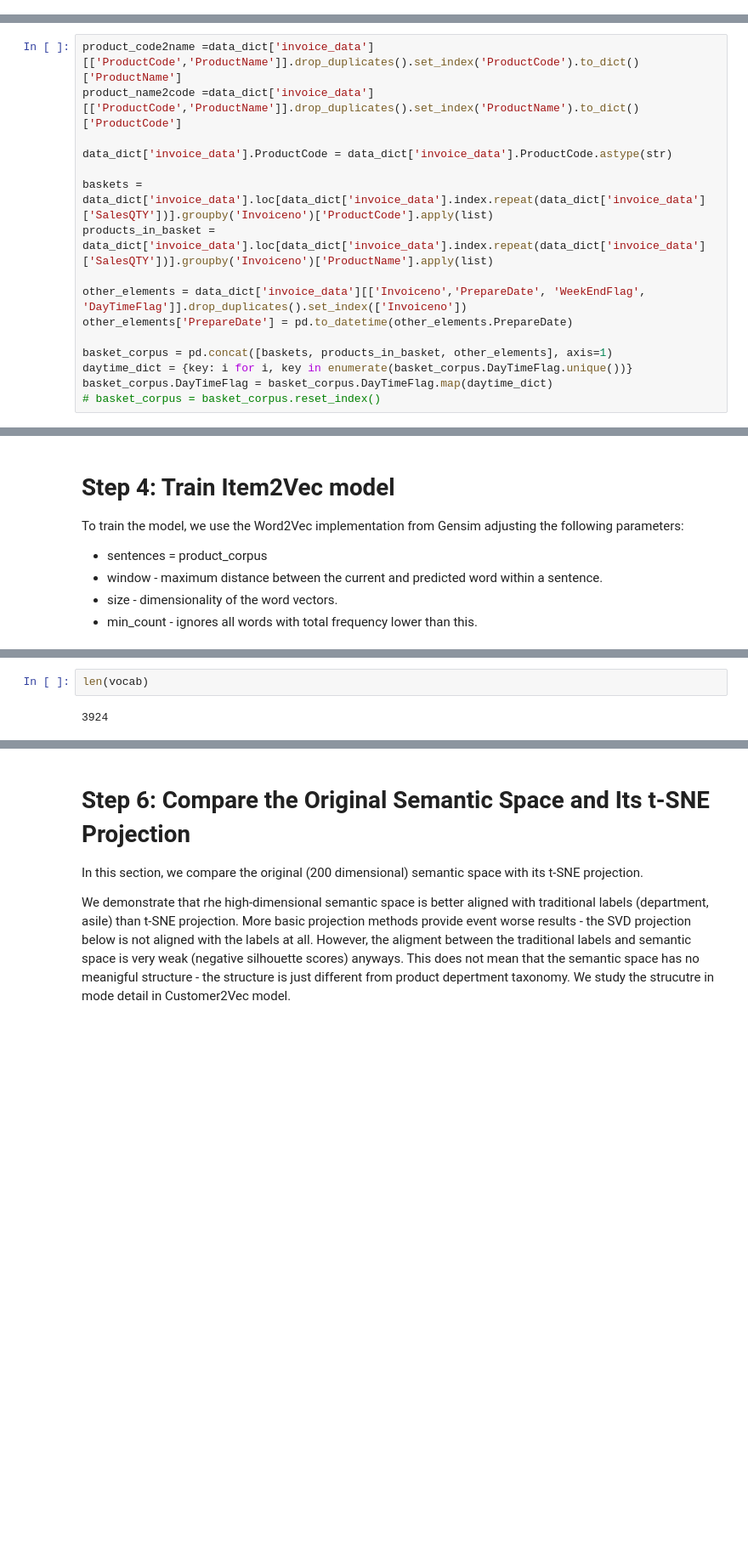
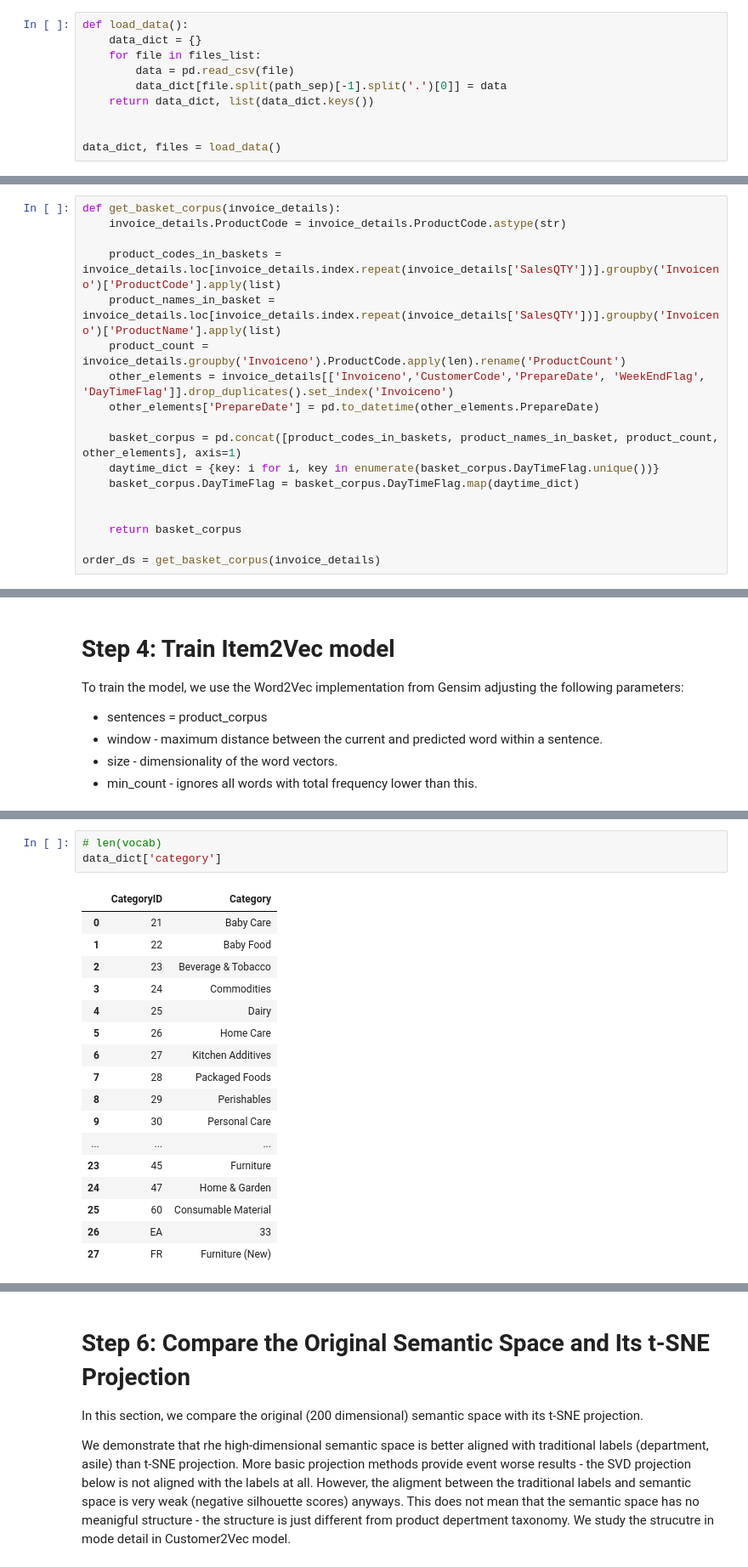
Before and after one commit to shadman-shahid/item-tokenization-model, a Jupyter notebook: item2vec_shwapno.ipynb, the cells around one changed output, grey strips where cells are left out. Shown at 85% size. Drawn from its saved outputs; the diff is of its cells as text; blank space fills up the shorter version.

```diff
--- a/item2vec_shwapno.ipynb
+++ b/item2vec_shwapno.ipynb
@@ -91,0 +148,10 @@ dict_keys(['invoice_data'])
+# %%
+def load_data():
+    data_dict = {}
+    for file in files_list:
+        data = pd.read_csv(file)
+        data_dict[file.split(path_sep)[-1].split('.')[0]] = data
+    return data_dict, list(data_dict.keys())
+
+
+data_dict, files = load_data()
@@ -94,16 +174,18 @@ dict_keys(['invoice_data'])
 # %%
-product_code2name =data_dict['invoice_data'][['ProductCode','ProductName']].drop_duplicates().set_index('ProductCode').to_dict()['ProductName']
-product_name2code =data_dict['invoice_data'][['ProductCode','ProductName']].drop_duplicates().set_index('ProductName').to_dict()['ProductCode']
+def get_basket_corpus(invoice_details):
+    invoice_details.ProductCode = invoice_details.ProductCode.astype(str)
 
-data_dict['invoice_data'].ProductCode = data_dict['invoice_data'].ProductCode.astype(str)
+    product_codes_in_baskets = invoice_details.loc[invoice_details.index.repeat(invoice_details['SalesQTY'])].groupby('Invoiceno')['ProductCode'].apply(list)
+    product_names_in_basket = invoice_details.loc[invoice_details.index.repeat(invoice_details['SalesQTY'])].groupby('Invoiceno')['ProductName'].apply(list)
+    product_count = invoice_details.groupby('Invoiceno').ProductCode.apply(len).rename('ProductCount')
+    other_elements = invoice_details[['Invoiceno','CustomerCode','PrepareDate', 'WeekEndFlag', 'DayTimeFlag']].drop_duplicates().set_index('Invoiceno')
+    other_elements['PrepareDate'] = pd.to_datetime(other_elements.PrepareDate)
 
-baskets = data_dict['invoice_data'].loc[data_dict['invoice_data'].index.repeat(data_dict['invoice_data']['SalesQTY'])].groupby('Invoiceno')['ProductCode'].apply(list)
-products_in_basket = data_dict['invoice_data'].loc[data_dict['invoice_data'].index.repeat(data_dict['invoice_data']['SalesQTY'])].groupby('Invoiceno')['ProductName'].apply(list)
+    basket_corpus = pd.concat([product_codes_in_baskets, product_names_in_basket, product_count, other_elements], axis=1)
+    daytime_dict = {key: i for i, key in enumerate(basket_corpus.DayTimeFlag.unique())}
+    basket_corpus.DayTimeFlag = basket_corpus.DayTimeFlag.map(daytime_dict)
 
-other_elements = data_dict['invoice_data'][['Invoiceno','PrepareDate', 'WeekEndFlag', 'DayTimeFlag']].drop_duplicates().set_index(['Invoiceno'])
-other_elements['PrepareDate'] = pd.to_datetime(other_elements.PrepareDate)
 
-basket_corpus = pd.concat([baskets, products_in_basket, other_elements], axis=1)
-daytime_dict = {key: i for i, key in enumerate(basket_corpus.DayTimeFlag.unique())}
-basket_corpus.DayTimeFlag = basket_corpus.DayTimeFlag.map(daytime_dict)
-# basket_corpus = basket_corpus.reset_index()
+    return basket_corpus
+
+order_ds = get_basket_corpus(invoice_details)
@@ -321,5 +539,22 @@ tsne_results = tsne.fit_transform(distance_matrix)
-# %%
-len(vocab)
-# %% [output]
-3924
+# %%
+# len(vocab)
+data_dict['category']
+# %% [output]
+|  | CategoryID | Category |
+| 0 | 21 | Baby Care |
+| 1 | 22 | Baby Food |
+| 2 | 23 | Beverage & Tobacco |
+| 3 | 24 | Commodities |
+| 4 | 25 | Dairy |
+| 5 | 26 | Home Care |
+| 6 | 27 | Kitchen Additives |
+| 7 | 28 | Packaged Foods |
+| 8 | 29 | Perishables |
+| 9 | 30 | Personal Care |
+| ... | ... | ... |
+| 23 | 45 | Furniture |
+| 24 | 47 | Home & Garden |
+| 25 | 60 | Consumable Material |
+| 26 | EA | 33 |
+| 27 | FR | Furniture (New) |
 # %%
```
Also changed, not shown: parts of 44 cells of this notebook, 7 other files.
